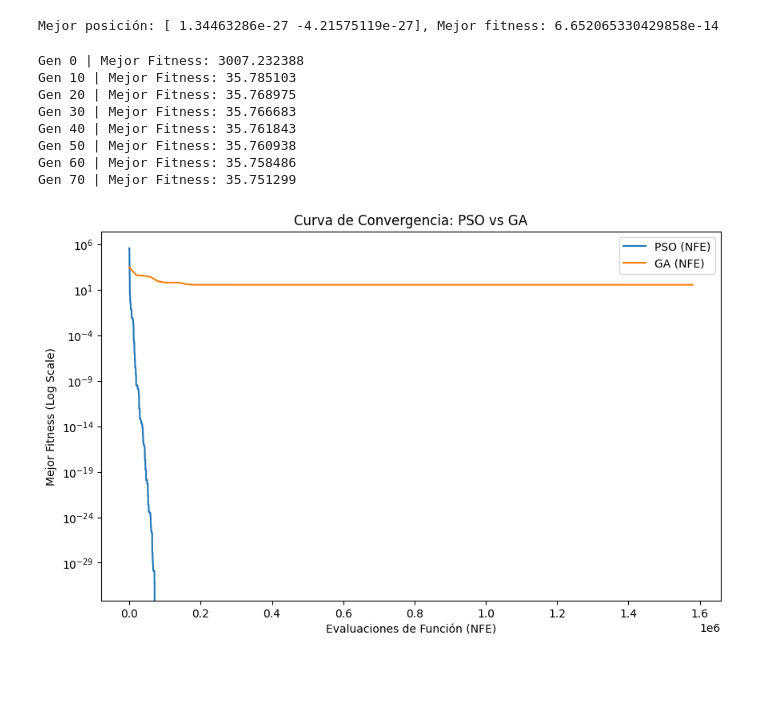
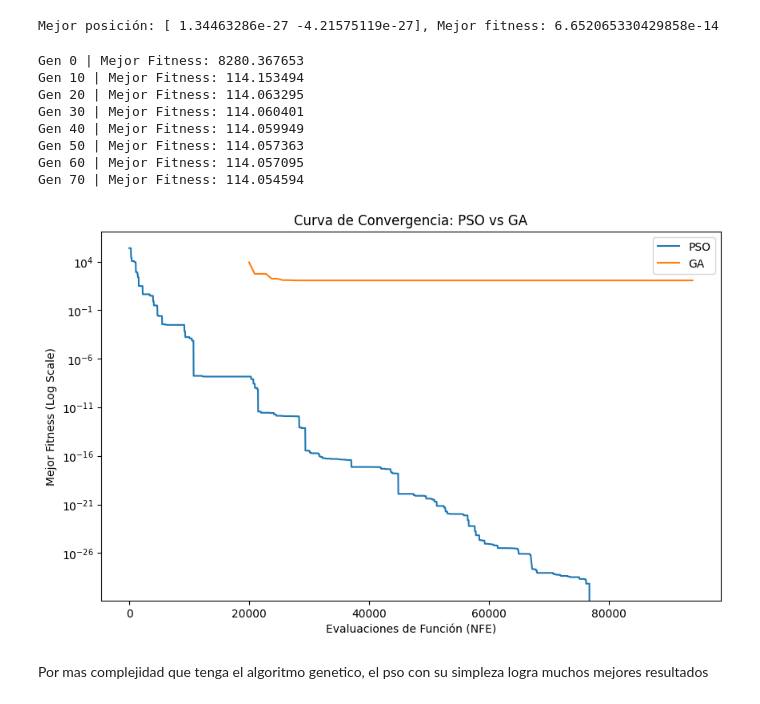
Before and after one commit to jjuradok/metaheuristicas-2026, a Jupyter notebook: tp3/ej1.ipynb, the cells around one changed output. Cells and saved outputs as stored; diff of their text form; code cells hidden in the pictures; blank space fills up the shorter version.

```diff
--- a/tp3/ej1.ipynb
+++ b/tp3/ej1.ipynb
@@ -936,42 +936,54 @@ Mejor posición: [ 1.34463286e-27 -4.21575119e-27], Mejor fitness: 6.65206533042
 # %%
 import numpy as np
 import matplotlib.pyplot as plt
 
 best_pos_pso, best_fit_pso, history_pso = pso.run(function_2, n_particles=30, bounds=[(-2048, 2048), (-2048, 2048)], max_iters=3000)
 
 _, history_ga = run_evolution_vec(
     poblacion_inicial=20000,
     tamano_muestra=937,
     select_method=selection_windows,
     n_gen=80,
     n_bits=64,
     pc=0.8121853019838787,
     pm=0.013706337605577868,
     n_elites=4,
     L=-2048, U=2048,
     funcion_objetivo=function_2
 )
 
 # 3. Visualización de Convergencia
 plt.figure(figsize=(10, 6))
-plt.plot(np.arange(len(history_pso)) * 30, history_pso, label='PSO (NFE)')
-plt.plot(np.arange(len(history_ga)) * 20000, history_ga, label='GA (NFE)')
+# Eje X para PSO: Lineal (30 por iteración)
+x_pso = np.arange(len(history_pso)) * 30
+
+# Eje X para GA: Salto inicial de 20k y luego pasos de 937
+x_ga = 20000 + (np.arange(len(history_ga)) * 937)
+
+plt.plot(x_pso, history_pso, label='PSO')
+plt.plot(x_ga, history_ga, label='GA')
+plt.xlabel('Evaluaciones de Función (NFE)')
+plt.ylabel('Mejor Fitness')
+plt.yscale('log')
+plt.legend()
 plt.yscale('log')
 plt.xlabel('Evaluaciones de Función (NFE)')
 plt.ylabel('Mejor Fitness (Log Scale)')
 plt.legend()
 plt.title('Curva de Convergencia: PSO vs GA')
 plt.show()
 # %% [output]
-Gen 0 | Mejor Fitness: 3007.232388
-Gen 10 | Mejor Fitness: 35.785103
-Gen 20 | Mejor Fitness: 35.768975
-Gen 30 | Mejor Fitness: 35.766683
-Gen 40 | Mejor Fitness: 35.761843
-Gen 50 | Mejor Fitness: 35.760938
-Gen 60 | Mejor Fitness: 35.758486
-Gen 70 | Mejor Fitness: 35.751299
+Gen 0 | Mejor Fitness: 8280.367653
+Gen 10 | Mejor Fitness: 114.153494
+Gen 20 | Mejor Fitness: 114.063295
+Gen 30 | Mejor Fitness: 114.060401
+Gen 40 | Mejor Fitness: 114.059949
+Gen 50 | Mejor Fitness: 114.057363
+Gen 60 | Mejor Fitness: 114.057095
+Gen 70 | Mejor Fitness: 114.054594
-[figure, old version]
+[figure, new version]
+# %% [markdown]
+Por mas complejidad que tenga el algoritmo genetico, el pso con su simpleza logra muchos mejores resultados
 # %%
 import time
 
```
Also changed, not shown: parts of 2 cells of this notebook.
